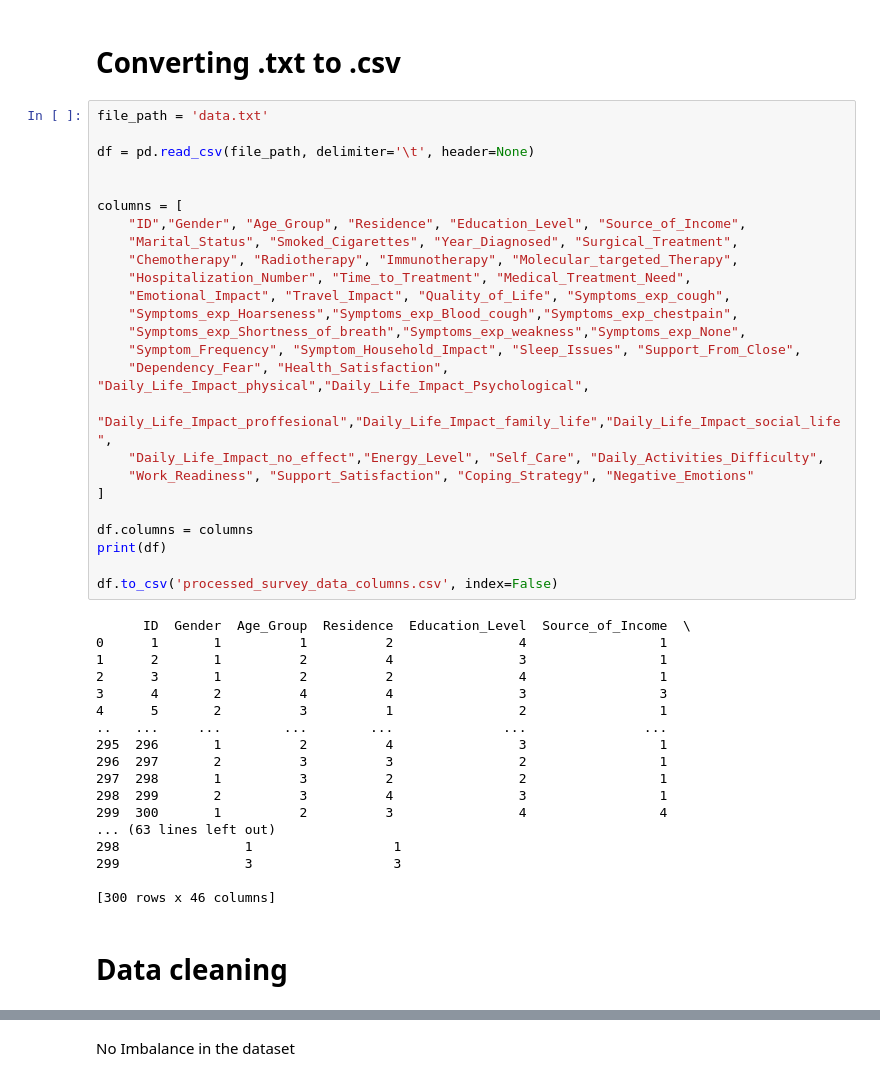
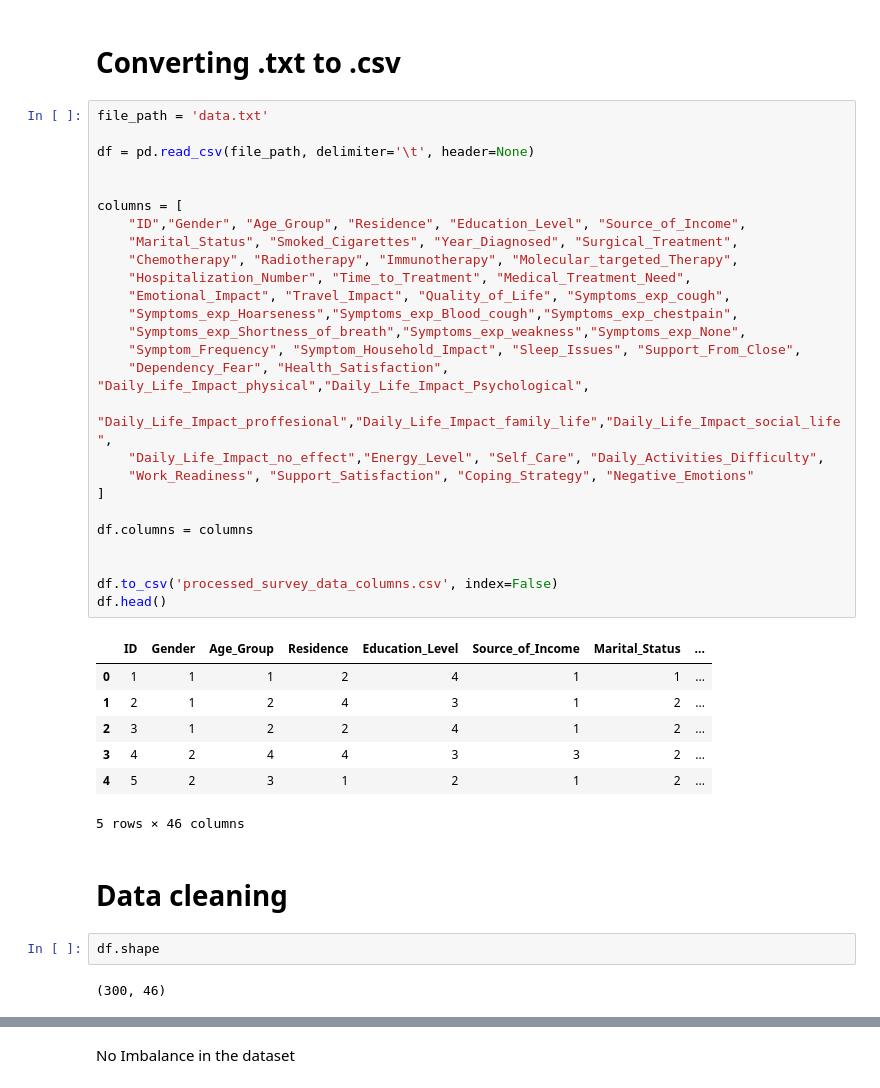
Before and after one commit to Harris-dev26/Data_mining, a Jupyter notebook: Project_file.ipynb, the cells around one changed output, grey strips where cells are left out. Saved outputs shown, nothing was run; the diff lists cells and outputs as text.

```diff
--- a/Project_file.ipynb
+++ b/Project_file.ipynb
@@ -9,45 +9,40 @@ from pandas.plotting import scatter_matrix
 # %%
 file_path = 'data.txt'
 
 df = pd.read_csv(file_path, delimiter='\t', header=None)
 
 
 columns = [
     "ID","Gender", "Age_Group", "Residence", "Education_Level", "Source_of_Income",
     "Marital_Status", "Smoked_Cigarettes", "Year_Diagnosed", "Surgical_Treatment",
     "Chemotherapy", "Radiotherapy", "Immunotherapy", "Molecular_targeted_Therapy",
     "Hospitalization_Number", "Time_to_Treatment", "Medical_Treatment_Need",
     "Emotional_Impact", "Travel_Impact", "Quality_of_Life", "Symptoms_exp_cough",
     "Symptoms_exp_Hoarseness","Symptoms_exp_Blood_cough","Symptoms_exp_chestpain",
     "Symptoms_exp_Shortness_of_breath","Symptoms_exp_weakness","Symptoms_exp_None",
     "Symptom_Frequency", "Symptom_Household_Impact", "Sleep_Issues", "Support_From_Close",
     "Dependency_Fear", "Health_Satisfaction", "Daily_Life_Impact_physical","Daily_Life_Impact_Psychological",
     "Daily_Life_Impact_proffesional","Daily_Life_Impact_family_life","Daily_Life_Impact_social_life",
     "Daily_Life_Impact_no_effect","Energy_Level", "Self_Care", "Daily_Activities_Difficulty",
     "Work_Readiness", "Support_Satisfaction", "Coping_Strategy", "Negative_Emotions"
 ]
 
 df.columns = columns
-print(df)
+
 
 df.to_csv('processed_survey_data_columns.csv', index=False)
+df.head()
 # %% [output]
+|  | ID | Gender | Age_Group | Residence | Education_Level | Source_of_Income | Marital_Status | ... |
+| 0 | 1 | 1 | 1 | 2 | 4 | 1 | 1 | ... |
+| 1 | 2 | 1 | 2 | 4 | 3 | 1 | 2 | ... |
+| 2 | 3 | 1 | 2 | 2 | 4 | 1 | 2 | ... |
+| 3 | 4 | 2 | 4 | 4 | 3 | 3 | 2 | ... |
+| 4 | 5 | 2 | 3 | 1 | 2 | 1 | 2 | ... |
-      ID  Gender  Age_Group  Residence  Education_Level  Source_of_Income  \
-0      1       1          1          2                4                 1
-1      2       1          2          4                3                 1
-2      3       1          2          2                4                 1
-3      4       2          4          4                3                 3
-4      5       2          3          1                2                 1
-..   ...     ...        ...        ...              ...               ...
-295  296       1          2          4                3                 1
-296  297       2          3          3                2                 1
-297  298       1          3          2                2                 1
-298  299       2          3          4                3                 1
-299  300       1          2          3                4                 4
-... (63 lines left out)
-298                1                  1
-299                3                  3
-
-[300 rows x 46 columns]
+5 rows × 46 columns
 # %% [markdown]
 # Data cleaning
+# %%
+df.shape
+# %% [output]
+(300, 46)
```
Also changed, not shown: parts of 11 cells of this notebook.
